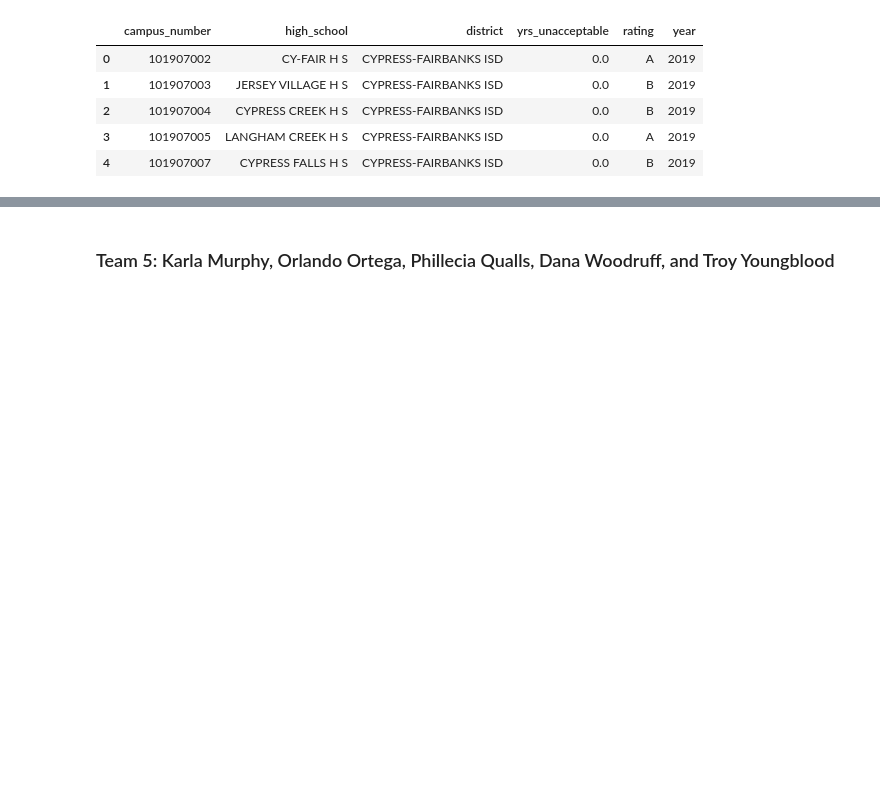
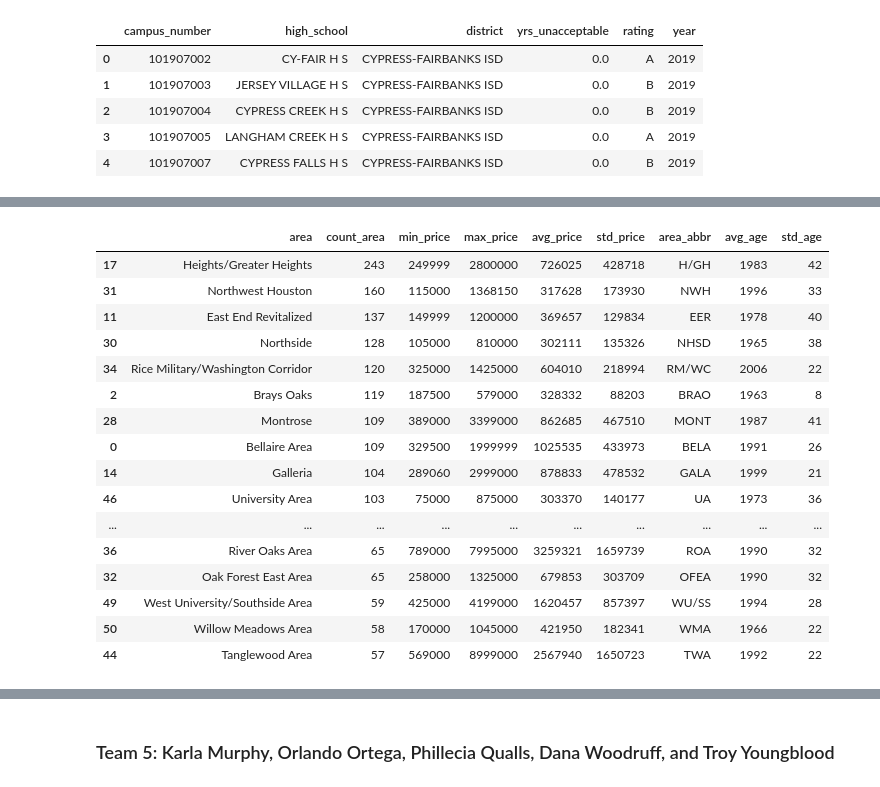
Before and after one commit to ortegaorlando2/Project-2, a Jupyter notebook: Main/Master_latlong.ipynb, the cells around one changed output, grey strips where cells are left out. Saved outputs shown, nothing was run; the diff lists cells and outputs as text; code cells hidden in the pictures; blank space fills up the shorter version.

```diff
--- a/Main/Master_latlong.ipynb
+++ b/Main/Master_latlong.ipynb
@@ -1154,0 +1387,24 @@ engine.table_names()
+# %%
+# this and the zip code charts were used for the plots
+# only top 20 to reduce clutter in chart area
+areaFinal20 = areaFinal_df.head(20)
+areaFinal20.to_csv("../Resources/areaFinal20.csv", index = False)
+areaFinal20
+# %% [output]
+|  | area | count_area | min_price | max_price | avg_price | std_price | area_abbr | avg_age | std_age |
+| 17 | Heights/Greater Heights | 243 | 249999 | 2800000 | 726025 | 428718 | H/GH | 1983 | 42 |
+| 31 | Northwest Houston | 160 | 115000 | 1368150 | 317628 | 173930 | NWH | 1996 | 33 |
+| 11 | East End Revitalized | 137 | 149999 | 1200000 | 369657 | 129834 | EER | 1978 | 40 |
+| 30 | Northside | 128 | 105000 | 810000 | 302111 | 135326 | NHSD | 1965 | 38 |
+| 34 | Rice Military/Washington Corridor | 120 | 325000 | 1425000 | 604010 | 218994 | RM/WC | 2006 | 22 |
+| 2 | Brays Oaks | 119 | 187500 | 579000 | 328332 | 88203 | BRAO | 1963 | 8 |
+| 28 | Montrose | 109 | 389000 | 3399000 | 862685 | 467510 | MONT | 1987 | 41 |
+| 0 | Bellaire Area | 109 | 329500 | 1999999 | 1025535 | 433973 | BELA | 1991 | 26 |
+| 14 | Galleria | 104 | 289060 | 2999000 | 878833 | 478532 | GALA | 1999 | 21 |
+| 46 | University Area | 103 | 75000 | 875000 | 303370 | 140177 | UA | 1973 | 36 |
+| ... | ... | ... | ... | ... | ... | ... | ... | ... | ... |
+| 36 | River Oaks Area | 65 | 789000 | 7995000 | 3259321 | 1659739 | ROA | 1990 | 32 |
+| 32 | Oak Forest East Area | 65 | 258000 | 1325000 | 679853 | 303709 | OFEA | 1990 | 32 |
+| 49 | West University/Southside Area | 59 | 425000 | 4199000 | 1620457 | 857397 | WU/SS | 1994 | 28 |
+| 50 | Willow Meadows Area | 58 | 170000 | 1045000 | 421950 | 182341 | WMA | 1966 | 22 |
+| 44 | Tanglewood Area | 57 | 569000 | 8999000 | 2567940 | 1650723 | TWA | 1992 | 22 |
```
Also changed, not shown: parts of 23 cells of this notebook.
